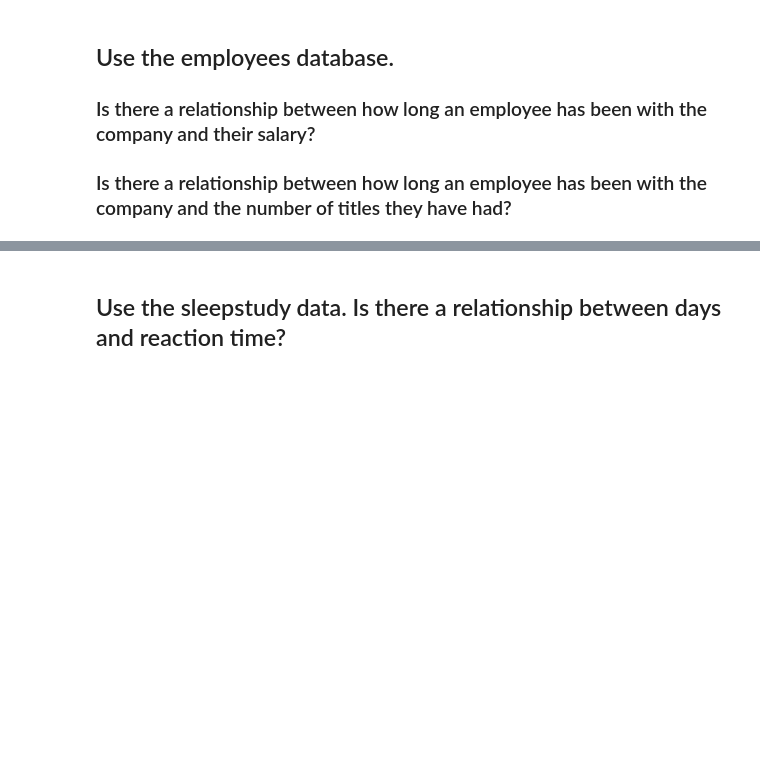
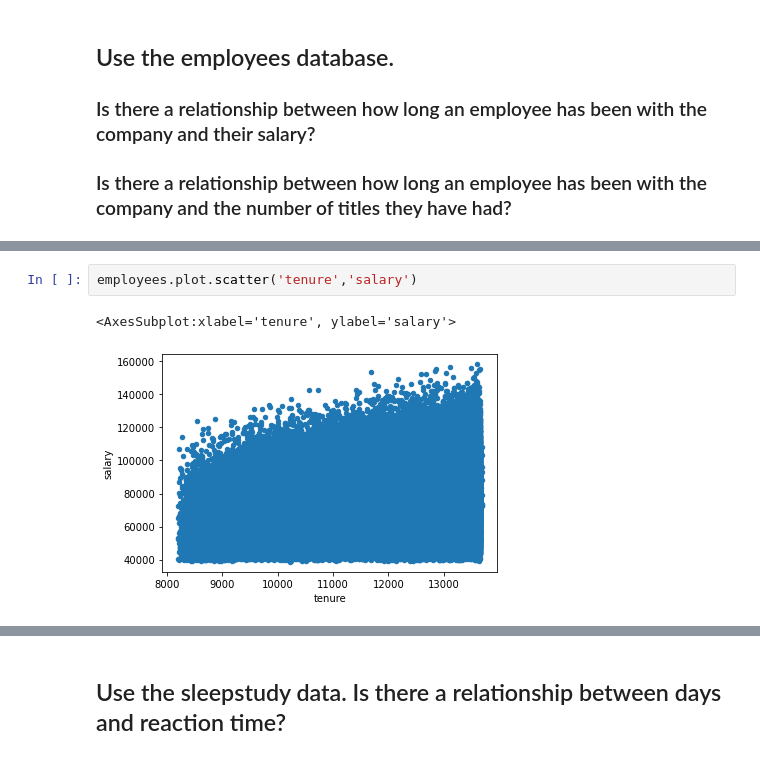
Before and after one commit to Saroj6632/statistics-exercises, a Jupyter notebook: hypothesis_testing.ipynb, the cells around one changed output, grey strips where cells are left out. Saved outputs shown, nothing was run; the diff lists cells and outputs as text; blank space fills up the shorter version.

```diff
--- a/hypothesis_testing.ipynb
+++ b/hypothesis_testing.ipynb
@@ -318,0 +285,5 @@ There is a correlation between tenure and number of titles
+# %%
+employees.plot.scatter('tenure','salary')
+# %% [output]
+<AxesSubplot:xlabel='tenure', ylabel='salary'>
+[figure, added]
```
Also changed, not shown: parts of 33 cells of this notebook.
